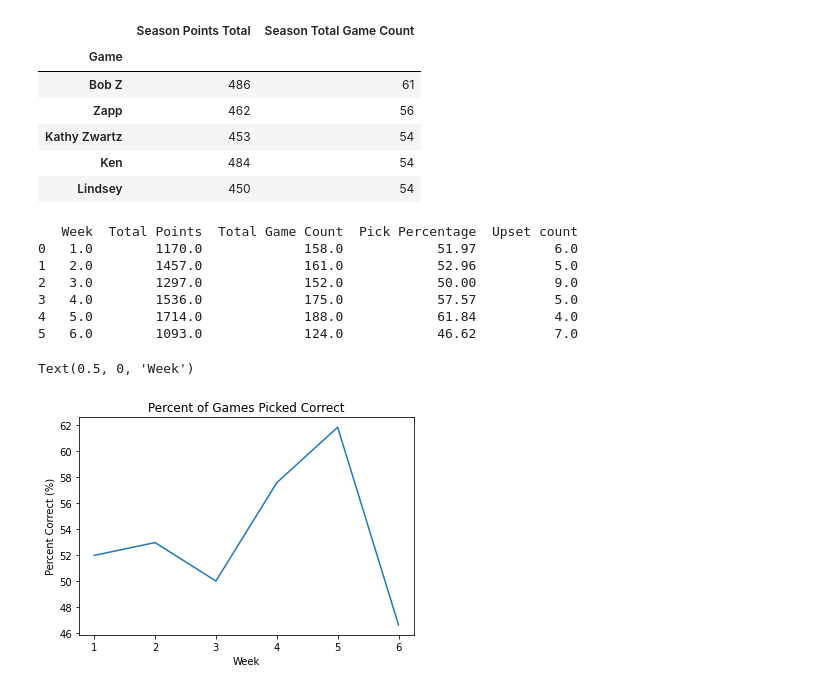
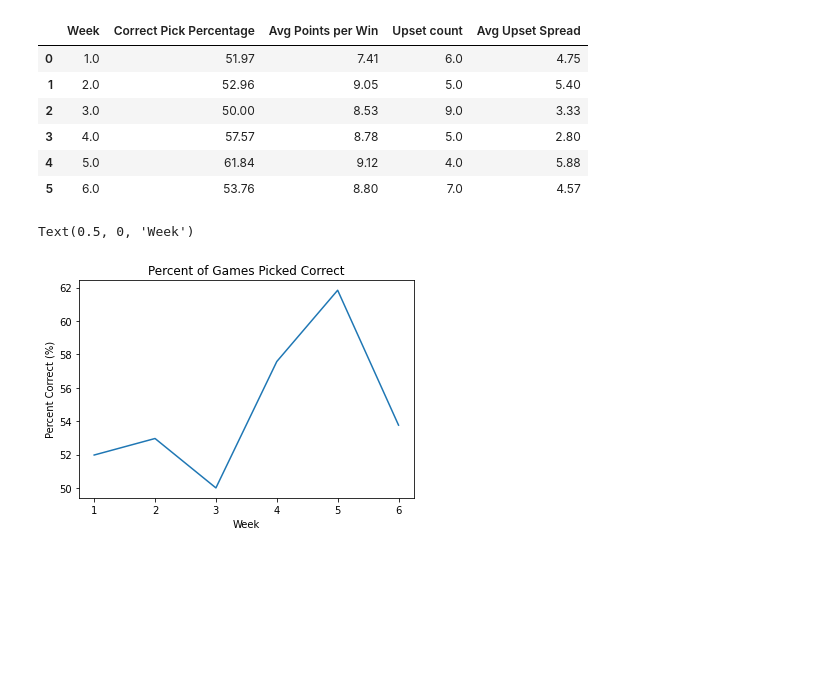
Before and after one commit to michaelzwartz/Confidence-pool, a Jupyter notebook: pool_notebook.ipynb, the cells around one changed output. Cells and saved outputs as stored; diff of their text form; code cells hidden in the pictures; blank space fills up the shorter version.

```diff
--- a/pool_notebook.ipynb
+++ b/pool_notebook.ipynb
@@ -117,8 +178,8 @@ week6_stats.sort_values(['Max Score'], ascending=False).head()
 # %%
 #upset count week 1
-upset_count1 = upset_counter(week1)
-upset_count2 = upset_counter(week2)
-upset_count3 = upset_counter(week3)
-upset_count4 = upset_counter(week4)
-upset_count5 = upset_counter(week5)
+#upset_count1 = upset_counter(week1)
+#upset_count2 = upset_counter(week2)
+#upset_count3 = upset_counter(week3)
+#upset_count4 = upset_counter(week4)
+#upset_count5 = upset_counter(week5)
 upset_count6 = upset_counter(week6)
@@ -125,40 +197,26 @@ upset_count6 = upset_counter(week6)
-# %%
-#find season totals
-season_totals = week1_stats[['Score', 'Game Count']] + week2_stats[['Score', 'Game Count']] + week3_stats[['Score', 'Game Count']] + week4_stats[['Score', 'Game Count']] + week5_stats[['Score', 'Game Count']] + week6_stats[['Score', 'Game Count']]
-season_totals = season_totals.rename(columns={'Score': 'Season Points Total', 'Game Count': 'Season Total Game Count'})
-
-season_totals = season_totals.set_index(week1_stats['Game'])
-season_totals.sort_values(['Season Total Game Count'], ascending=False).head()
-# %% [output]
-|  | Season Points Total | Season Total Game Count |
-| Game |  |  |
-| Bob Z | 486 | 61 |
-| Zapp | 462 | 56 |
-| Kathy Zwartz | 453 | 54 |
-| Ken | 484 | 54 |
-| Lindsey | 450 | 54 |
 # %%
-tots = {'Week': 1, 'Total Points': week1_stats['Score'].sum(), 'Total Game Count': week1_stats['Game Count'].sum(), 'Pick Percentage': round(week1_stats['Game Count'].sum()/num_picks(week1_raw)*100, 2), 'Upset count': upset_count1[0]}
+tots = {'Week': 1, 'Correct Pick Percentage': round(week1_stats['Game Count'].sum()/num_picks(week1_raw)*100, 2), 'Avg Points per Win': points_per_win(week1_stats), 'Upset count': upset_count1[0], 'Avg Upset Spread': upset_count1[1]}
 weekly_totals = pd.DataFrame(tots, index=[0])
-weekly_totals.loc[len(weekly_totals.index)] = [2, week2_stats['Score'].sum(), week2_stats['Game Count'].sum(), round(week2_stats['Game Count'].sum()/num_picks(week2_raw)*100, 2), upset_count2[0]]
-weekly_totals.loc[len(weekly_totals.index)] = [3, week3_stats['Score'].sum(), week3_stats['Game Count'].sum(), round(week3_stats['Game Count'].sum()/num_picks(week3_raw)*100, 2), upset_count3[0]]
-weekly_totals.loc[len(weekly_totals.index)] = [4, week4_stats['Score'].sum(), week4_stats['Game Count'].sum(), round(week4_stats['Game Count'].sum()/num_picks(week4_raw)*100, 2), upset_count4[0]]
-weekly_totals.loc[len(weekly_totals.index)] = [5, week5_stats['Score'].sum(), week5_stats['Game Count'].sum(), round(week5_stats['Game Count'].sum()/num_picks(week5_raw)*100, 2), upset_count5[0]]
-weekly_totals.loc[len(weekly_totals.index)] = [6, week6_stats['Score'].sum(), week6_stats['Game Count'].sum(), round(week6_stats['Game Count'].sum()/num_picks(week6_raw)*100, 2), upset_count6[0]]
-print(weekly_totals)
-
-plt.plot(weekly_totals['Week'], weekly_totals['Pick Percentage'])
-plt.title('Percent of Games Picked Correct')
-plt.ylabel('Percent Correct (%)')
-#plt.ylim([25, 75])
-plt.xlabel("Week")
+weekly_totals.loc[len(weekly_totals.index)] = [2, round(week2_stats['Game Count'].sum()/num_picks(week2_raw)*100, 2), points_per_win(week2_stats), upset_count2[0], upset_count2[1]]
+weekly_totals.loc[len(weekly_totals.index)] = [3, round(week3_stats['Game Count'].sum()/num_picks(week3_raw)*100, 2), points_per_win(week3_stats), upset_count3[0], upset_count3[1]]
+weekly_totals.loc[len(weekly_totals.index)] = [4, round(week4_stats['Game Count'].sum()/num_picks(week4_raw)*100, 2), points_per_win(week4_stats), upset_count4[0], upset_count4[1]]
+weekly_totals.loc[len(weekly_totals.index)] = [5, round(week5_stats['Game Count'].sum()/num_picks(week5_raw)*100, 2), points_per_win(week5_stats), upset_count5[0], upset_count5[1]]
+weekly_totals.loc[len(weekly_totals.index)] = [6, round(week6_stats['Game Count'].sum()/num_picks(week6_raw)*100, 2), points_per_win(week6_stats), upset_count6[0], upset_count6[1]]
+weekly_totals
 # %% [output]
-   Week  Total Points  Total Game Count  Pick Percentage  Upset count
-0   1.0        1170.0             158.0            51.97          6.0
-1   2.0        1457.0             161.0            52.96          5.0
-2   3.0        1297.0             152.0            50.00          9.0
-3   4.0        1536.0             175.0            57.57          5.0
-4   5.0        1714.0             188.0            61.84          4.0
-5   6.0        1093.0             124.0            46.62          7.0
-Text(0.5, 0, 'Week')
-[figure, removed]
+|  | Week | Correct Pick Percentage | Avg Points per Win | Upset count | Avg Upset Spread |
+| 0 | 1.0 | 51.97 | 7.41 | 6.0 | 4.75 |
+| 1 | 2.0 | 52.96 | 9.05 | 5.0 | 5.40 |
+| 2 | 3.0 | 50.00 | 8.53 | 9.0 | 3.33 |
+| 3 | 4.0 | 57.57 | 8.78 | 5.0 | 2.80 |
+| 4 | 5.0 | 61.84 | 9.12 | 4.0 | 5.88 |
+| 5 | 6.0 | 53.76 | 8.80 | 7.0 | 4.57 |
+# %%
+plt.plot(weekly_totals['Week'], weekly_totals['Correct Pick Percentage'])
+plt.title('Percent of Games Picked Correct')
+plt.ylabel('Percent Correct (%)')
+#plt.ylim([25, 75])
+plt.xlabel("Week")
+# %% [output]
+Text(0.5, 0, 'Week')
+[figure, added]
```
Also changed, not shown: parts of 5 cells of this notebook, 3 other files.
